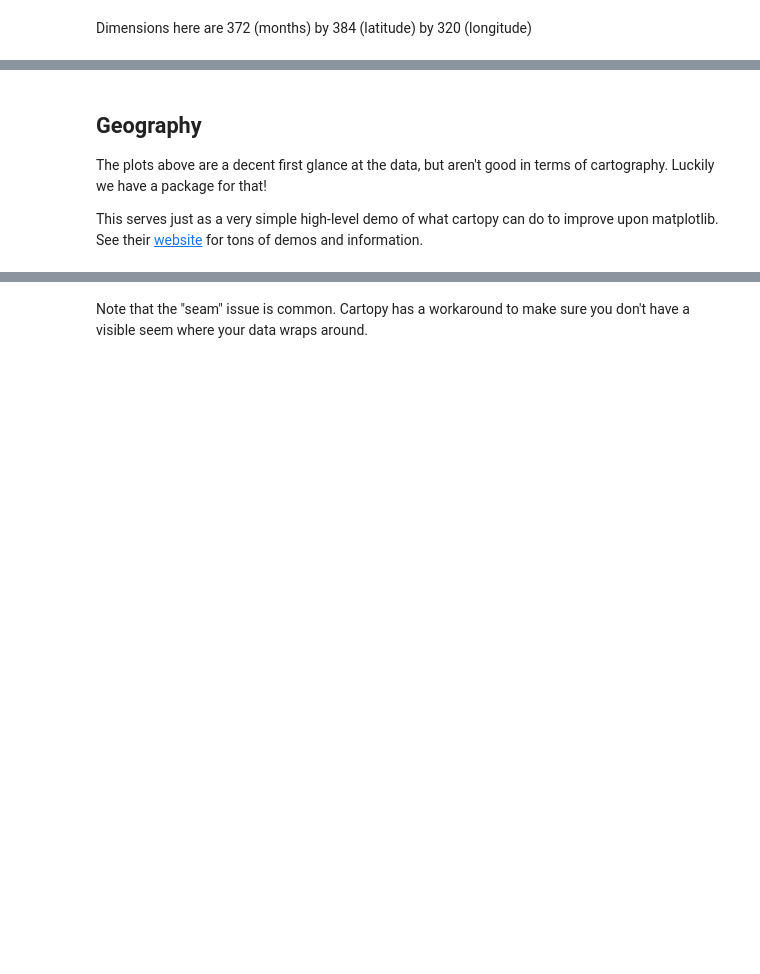
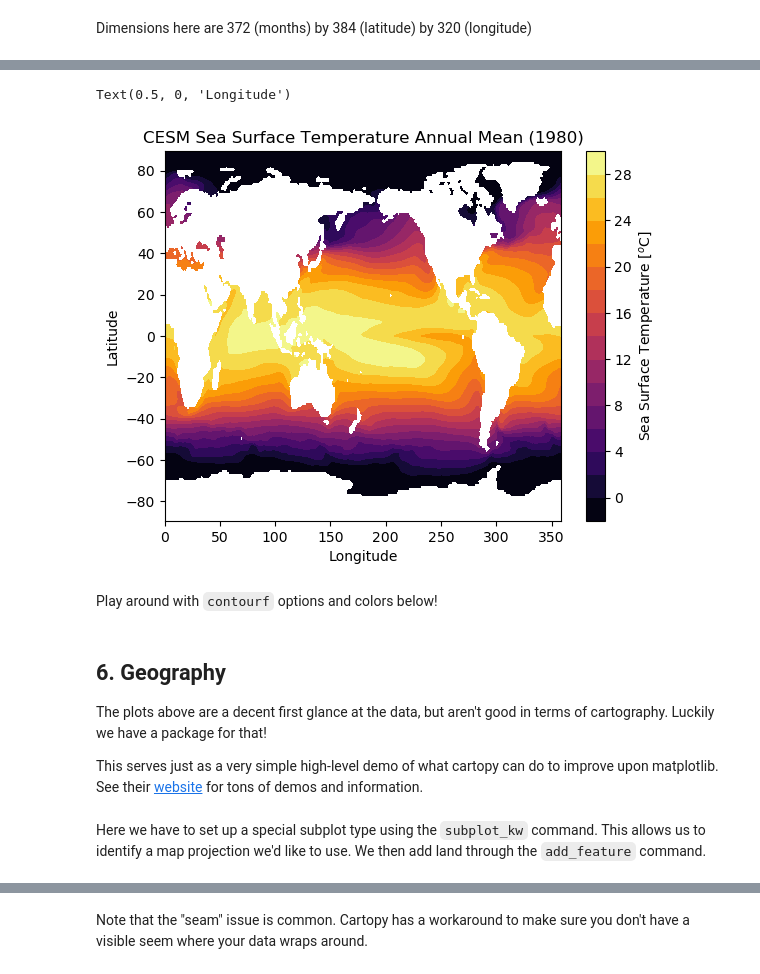
Before and after one commit to bradyrx/matplotlib_tutorial, a Jupyter notebook: notebooks/matplotlib_demo.ipynb, the cells around one changed output, grey strips where cells are left out. Drawn from its saved outputs; the diff is of its cells as text; code cells hidden in the pictures; blank space fills up the shorter version.

Commit message:
finish matplotlib demo

```diff
--- a/notebooks/matplotlib_demo.ipynb
+++ b/notebooks/matplotlib_demo.ipynb
@@ -265,5 +410,24 @@ ax.set_xlabel('Longitude')
+# %%
+import matplotlib.pyplot as plt
+
+fig, ax = plt.subplots()
+# contourf takes the `levels` keyword to determine where to draw contours.
+p = ax.contourf(lon, lat, meandata, levels=np.arange(-2, 31, 2),
+                cmap='inferno')
+cb = plt.colorbar(p, extend="both")
+
+# Aesthetics
+cb.set_label('Sea Surface Temperature [$^{o}$C]')
+ax.set_title('CESM Sea Surface Temperature Annual Mean (1980)')
+ax.set_ylabel('Latitude')
+ax.set_xlabel('Longitude')
+# %% [output]
+Text(0.5, 0, 'Longitude')
+[figure, added]
+# %% [markdown]
+Play around with `contourf` options and colors below!
 # %% [markdown]
-## Geography
+## 6. Geography
 
 The plots above are a decent first glance at the data, but aren't good in terms of cartography. Luckily we have a package for that!
 
@@ -272,6 +436,8 @@ This serves just as a very simple high-level demo of what cartopy can do to impr
 import cartopy.crs as ccrs
 import cartopy.feature as cfeature
 from cartopy.util import add_cyclic_point
+# %% [markdown]
+Here we have to set up a special subplot type using the `subplot_kw` command. This allows us to identify a map projection we'd like to use. We then add land through the `add_feature` command.
 # %%
 fig, ax = plt.subplots(subplot_kw=dict(projection=ccrs.Robinson()))
 ax.add_feature(cfeature.LAND, color='k')
```
Also changed, not shown: parts of 79 cells of this notebook.
